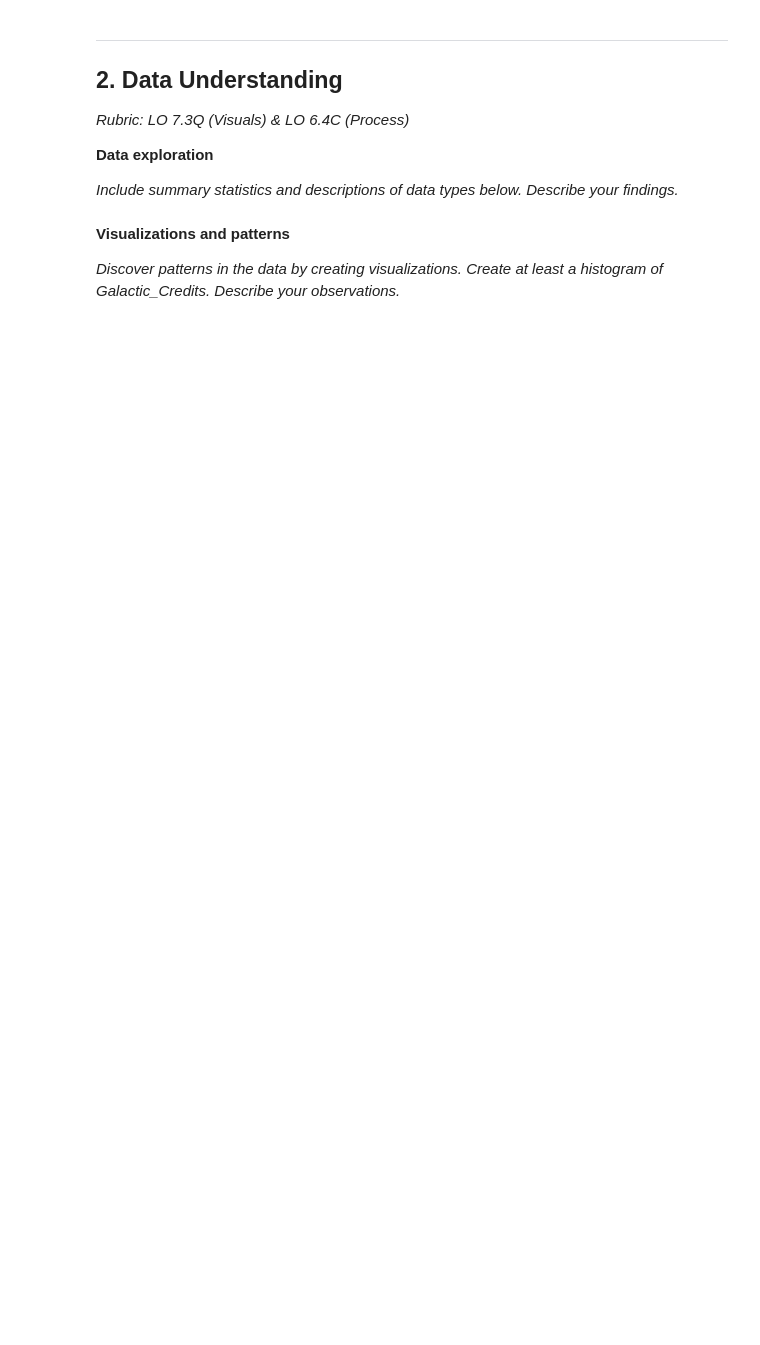
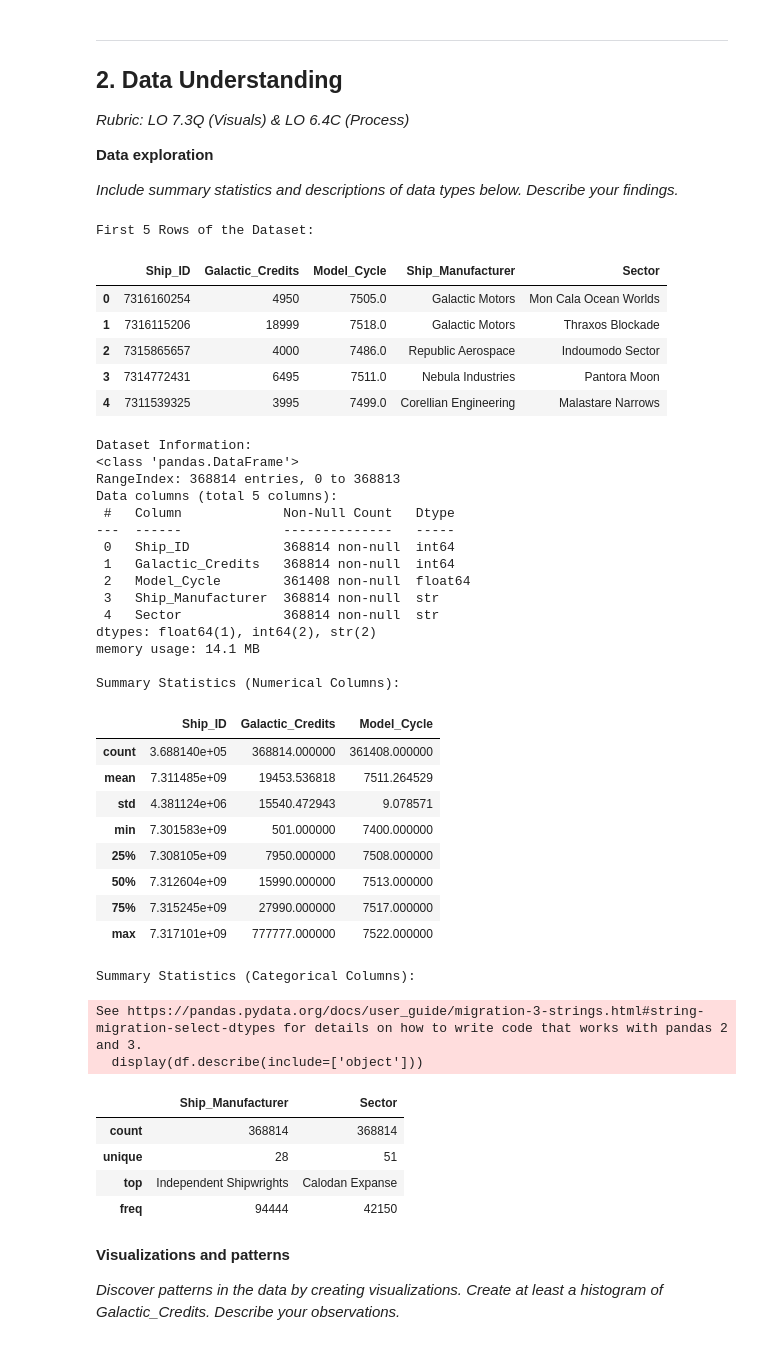
Before and after one commit to SidneyFel/The-Secret-Weapons, a Jupyter notebook: assignment_template_it1.ipynb, the cells around one changed output. Drawn from its saved outputs; the diff is of its cells as text; code cells hidden in the pictures; blank space fills up the shorter version.

```diff
--- a/assignment_template_it1.ipynb
+++ b/assignment_template_it1.ipynb
@@ -64,7 +85,62 @@ df.head(5)
 
 *Include summary statistics and descriptions of data types below. Describe your findings.*
 # %%
-# CODE CELL: Show basic statistics and information
+
+# Display first 5 rows
+print("First 5 Rows of the Dataset:")
+display(df.head())
+
+# Show dataset information (data types, non-null counts)
+print("\nDataset Information:")
+df.info()
+
+# Show summary statistics for numerical columns
+print("\nSummary Statistics (Numerical Columns):")
+display(df.describe())
+
+# Show summary statistics for categorical columns
+print("\nSummary Statistics (Categorical Columns):")
+display(df.describe(include=['object']))
+# %% [output]
+First 5 Rows of the Dataset:
+|  | Ship_ID | Galactic_Credits | Model_Cycle | Ship_Manufacturer | Sector |
+| 0 | 7316160254 | 4950 | 7505.0 | Galactic Motors | Mon Cala Ocean Worlds |
+| 1 | 7316115206 | 18999 | 7518.0 | Galactic Motors | Thraxos Blockade |
+| 2 | 7315865657 | 4000 | 7486.0 | Republic Aerospace | Indoumodo Sector |
+| 3 | 7314772431 | 6495 | 7511.0 | Nebula Industries | Pantora Moon |
+| 4 | 7311539325 | 3995 | 7499.0 | Corellian Engineering | Malastare Narrows |
+Dataset Information:
+<class 'pandas.DataFrame'>
+RangeIndex: 368814 entries, 0 to 368813
+Data columns (total 5 columns):
+ #   Column             Non-Null Count   Dtype
+---  ------             --------------   -----
+ 0   Ship_ID            368814 non-null  int64
+ 1   Galactic_Credits   368814 non-null  int64
+ 2   Model_Cycle        361408 non-null  float64
+ 3   Ship_Manufacturer  368814 non-null  str
+ 4   Sector             368814 non-null  str
+dtypes: float64(1), int64(2), str(2)
+memory usage: 14.1 MB
+
+Summary Statistics (Numerical Columns):
+|  | Ship_ID | Galactic_Credits | Model_Cycle |
+| count | 3.688140e+05 | 368814.000000 | 361408.000000 |
+| mean | 7.311485e+09 | 19453.536818 | 7511.264529 |
+| std | 4.381124e+06 | 15540.472943 | 9.078571 |
+| min | 7.301583e+09 | 501.000000 | 7400.000000 |
+| 25% | 7.308105e+09 | 7950.000000 | 7508.000000 |
+| 50% | 7.312604e+09 | 15990.000000 | 7513.000000 |
+| 75% | 7.315245e+09 | 27990.000000 | 7517.000000 |
+| max | 7.317101e+09 | 777777.000000 | 7522.000000 |
+Summary Statistics (Categorical Columns):
+See https://pandas.pydata.org/docs/user_guide/migration-3-strings.html#string-migration-select-dtypes for details on how to write code that works with pandas 2 and 3.
+  display(df.describe(include=['object']))
+|  | Ship_Manufacturer | Sector |
+| count | 368814 | 368814 |
+| unique | 28 | 51 |
+| top | Independent Shipwrights | Calodan Expanse |
+| freq | 94444 | 42150 |
 # %% [markdown]
 **Visualizations and patterns**
 
```
Also changed, not shown: parts of 3 cells of this notebook.
